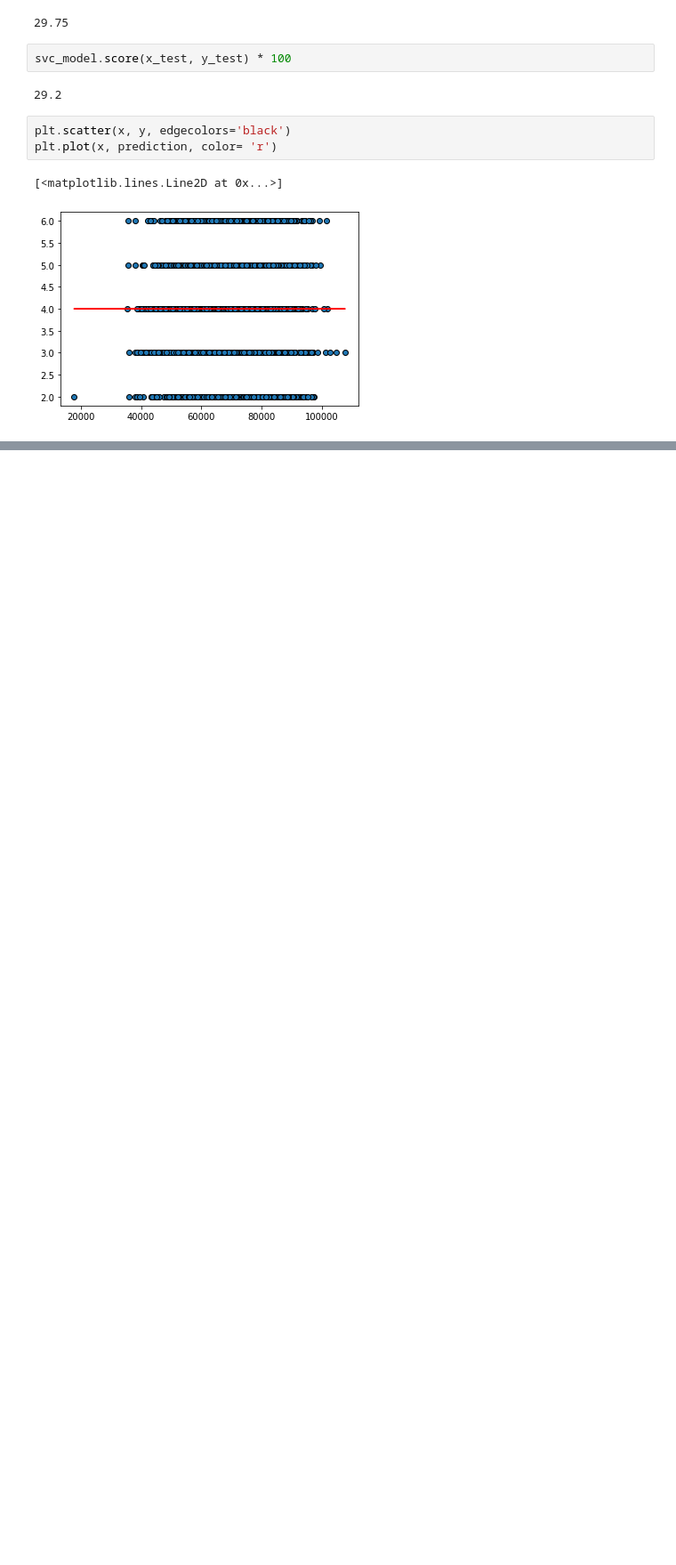
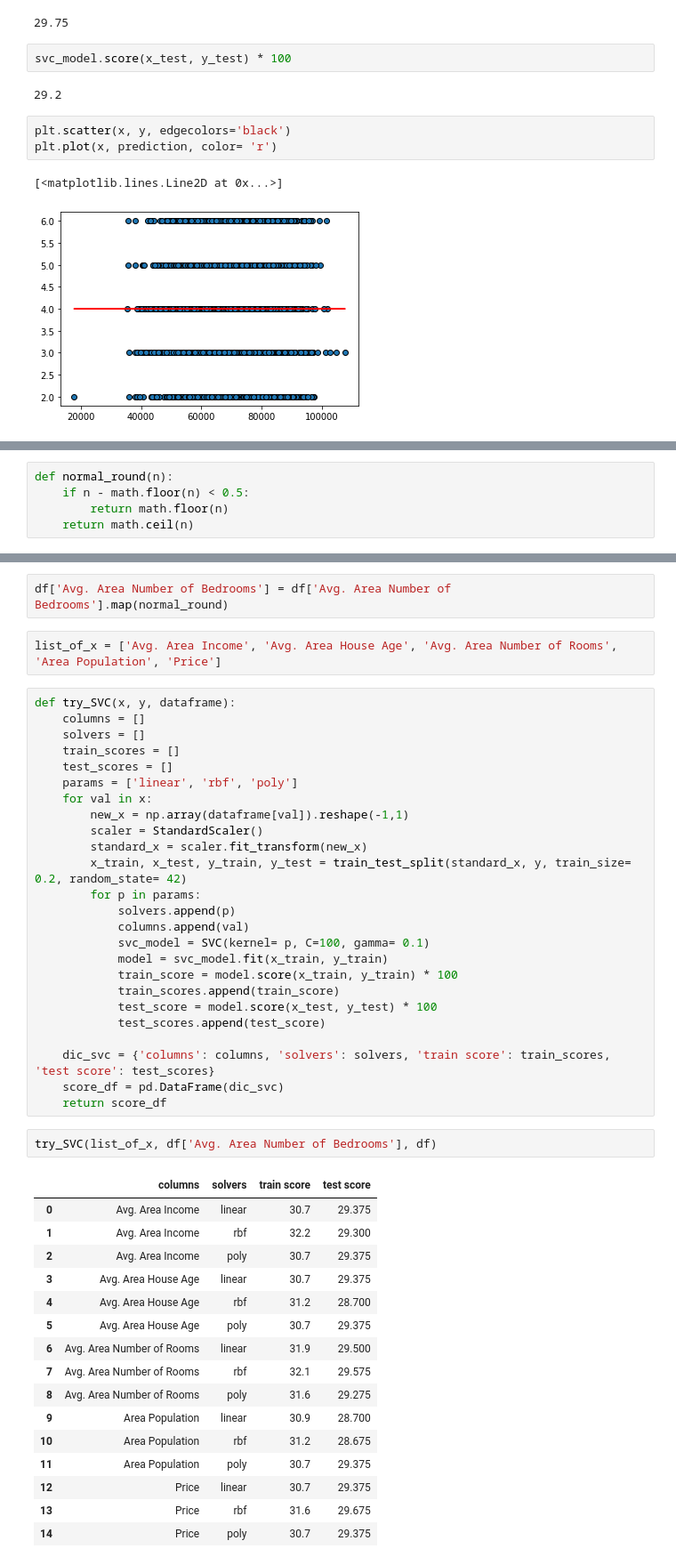
Before and after one commit to Jaraiz91/Javier_Araiz_TheBridge, a Jupyter notebook: week9_ML_svm_poly_norm/day3_cicd_encoding_metrics_knn_svm_nlr/svm/exercises/2.houses_svr_svm.ipynb, the cells around one changed output, grey strips where cells are left out. Shown at 89% size. Cells and saved outputs as stored; diff of their text form; blank space fills up the shorter version.

```diff
--- a/week9_ML_svm_poly_norm/day3_cicd_encoding_metrics_knn_svm_nlr/svm/exercises/2.houses_svr_svm.ipynb
+++ b/week9_ML_svm_poly_norm/day3_cicd_encoding_metrics_knn_svm_nlr/svm/exercises/2.houses_svr_svm.ipynb
@@ -231,0 +276,5 @@ plt.plot(x, prediction, color= 'r')
+# %%
+def normal_round(n):
+    if n - math.floor(n) < 0.5:
+        return math.floor(n)
+    return math.ceil(n)
@@ -231,0 +297,48 @@ plt.plot(x, prediction, color= 'r')
+# %%
+df['Avg. Area Number of Bedrooms'] = df['Avg. Area Number of Bedrooms'].map(normal_round)
+# %%
+list_of_x = ['Avg. Area Income', 'Avg. Area House Age', 'Avg. Area Number of Rooms', 'Area Population', 'Price']
+# %%
+def try_SVC(x, y, dataframe):
+    columns = []
+    solvers = []
+    train_scores = []
+    test_scores = []
+    params = ['linear', 'rbf', 'poly']
+    for val in x:
+        new_x = np.array(dataframe[val]).reshape(-1,1)
+        scaler = StandardScaler()
+        standard_x = scaler.fit_transform(new_x)
+        x_train, x_test, y_train, y_test = train_test_split(standard_x, y, train_size= 0.2, random_state= 42)
+        for p in params:
+            solvers.append(p)
+            columns.append(val)
+            svc_model = SVC(kernel= p, C=100, gamma= 0.1)
+            model = svc_model.fit(x_train, y_train)
+            train_score = model.score(x_train, y_train) * 100
+            train_scores.append(train_score)
+            test_score = model.score(x_test, y_test) * 100
+            test_scores.append(test_score)
+
+    dic_svc = {'columns': columns, 'solvers': solvers, 'train score': train_scores, 'test score': test_scores}
+    score_df = pd.DataFrame(dic_svc)
+    return score_df
+# %%
+try_SVC(list_of_x, df['Avg. Area Number of Bedrooms'], df)
+# %% [output]
+|  | columns | solvers | train score | test score |
+| 0 | Avg. Area Income | linear | 30.7 | 29.375 |
+| 1 | Avg. Area Income | rbf | 32.2 | 29.300 |
+| 2 | Avg. Area Income | poly | 30.7 | 29.375 |
+| 3 | Avg. Area House Age | linear | 30.7 | 29.375 |
+| 4 | Avg. Area House Age | rbf | 31.2 | 28.700 |
+| 5 | Avg. Area House Age | poly | 30.7 | 29.375 |
+| 6 | Avg. Area Number of Rooms | linear | 31.9 | 29.500 |
+| 7 | Avg. Area Number of Rooms | rbf | 32.1 | 29.575 |
+| 8 | Avg. Area Number of Rooms | poly | 31.6 | 29.275 |
+| 9 | Area Population | linear | 30.9 | 28.700 |
+| 10 | Area Population | rbf | 31.2 | 28.675 |
+| 11 | Area Population | poly | 30.7 | 29.375 |
+| 12 | Price | linear | 30.7 | 29.375 |
+| 13 | Price | rbf | 31.6 | 29.675 |
+| 14 | Price | poly | 30.7 | 29.375 |
```
Also changed, not shown: parts of 13 cells of this notebook, 10 other files.
